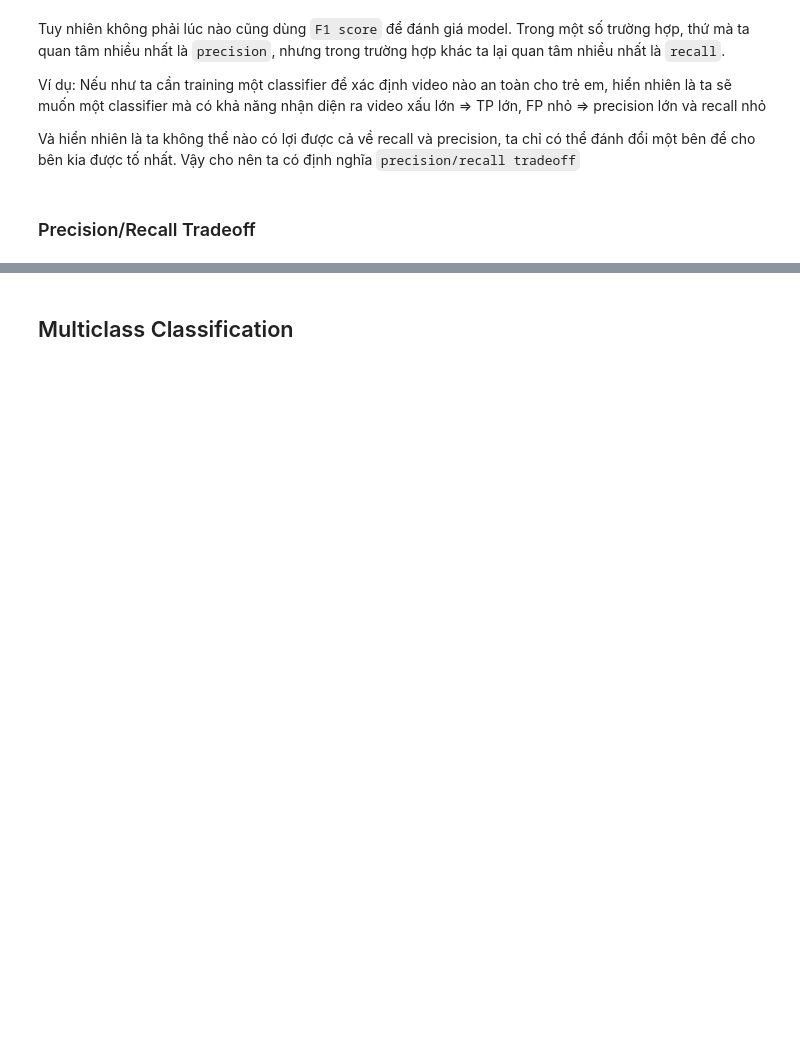
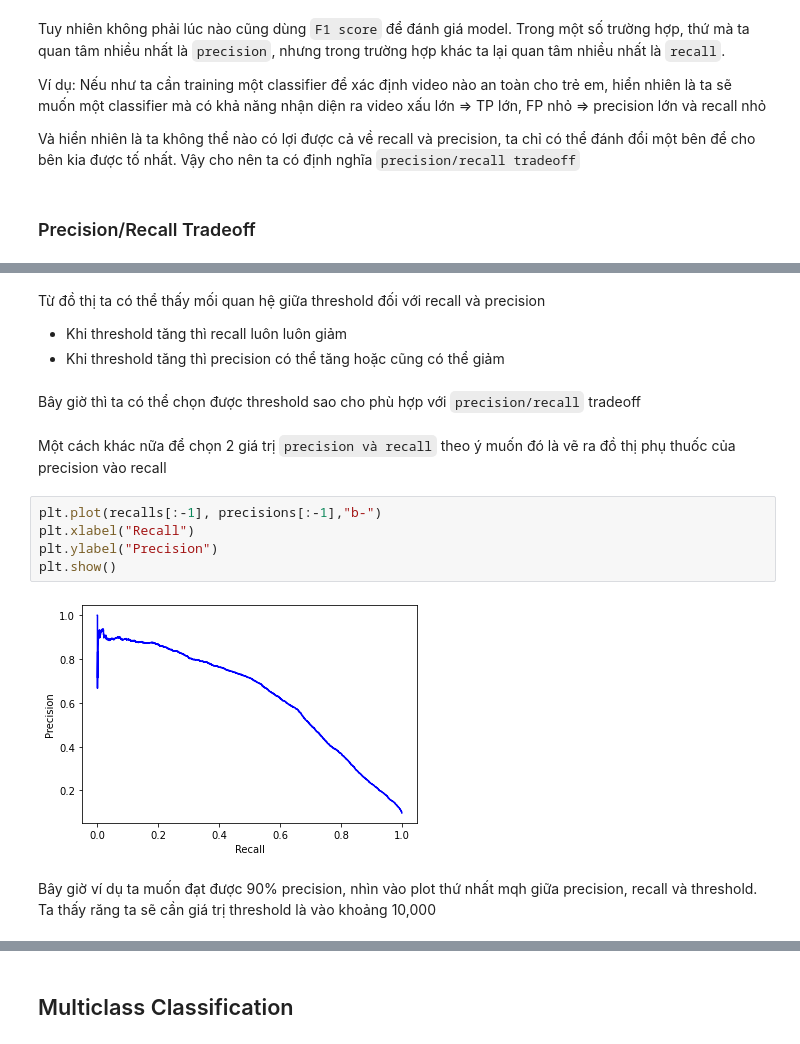
Before and after one commit to sonhm3029/Learning_ML_with_book, a Jupyter notebook: practice/hand_on_ml_with_sklearn_tensorflow/[Part1]_The_fundamentals_of_ML/chapter3.ipynb, the cells around one changed output, grey strips where cells are left out. Saved outputs shown, nothing was run; the diff lists cells and outputs as text; blank space fills up the shorter version.

```diff
--- a/practice/hand_on_ml_with_sklearn_tensorflow/[Part1]_The_fundamentals_of_ML/chapter3.ipynb
+++ b/practice/hand_on_ml_with_sklearn_tensorflow/[Part1]_The_fundamentals_of_ML/chapter3.ipynb
@@ -216,0 +336,18 @@ Và hiển nhiên là ta không thể nào có lợi được cả về recall v
+# %% [markdown]
+Từ đồ thị ta có thể thấy mối quan hệ giữa threshold đối với recall và precision
+
+- Khi threshold tăng thì recall luôn luôn giảm
+- Khi threshold tăng thì precision có thể tăng hoặc cũng có thể giảm
+# %% [markdown]
+Bây giờ thì ta có thể chọn được threshold sao cho phù hợp với `precision/recall` tradeoff
+# %% [markdown]
+Một cách khác nữa để chọn 2 giá trị `precision và recall` theo ý muốn đó là vẽ ra đồ thị phụ thuốc của precision vào recall
+# %%
+plt.plot(recalls[:-1], precisions[:-1],"b-")
+plt.xlabel("Recall")
+plt.ylabel("Precision")
+plt.show()
+# %% [output]
+[figure, added]
+# %% [markdown]
+Bây giờ ví dụ ta muốn đạt được 90% precision, nhìn vào plot thứ nhất mqh giữa precision, recall và threshold. Ta thấy răng ta sẽ cần giá trị threshold là vào khoảng 10,000
```
Also changed, not shown: parts of 36 cells of this notebook, 4 other files.
